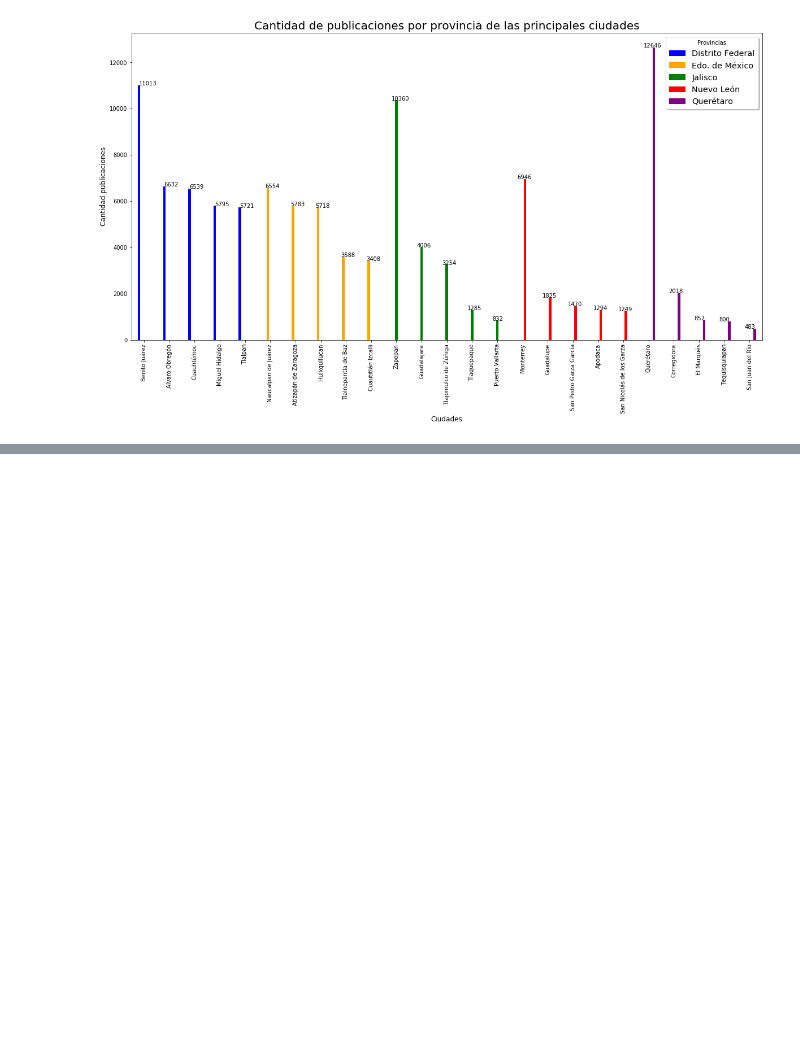
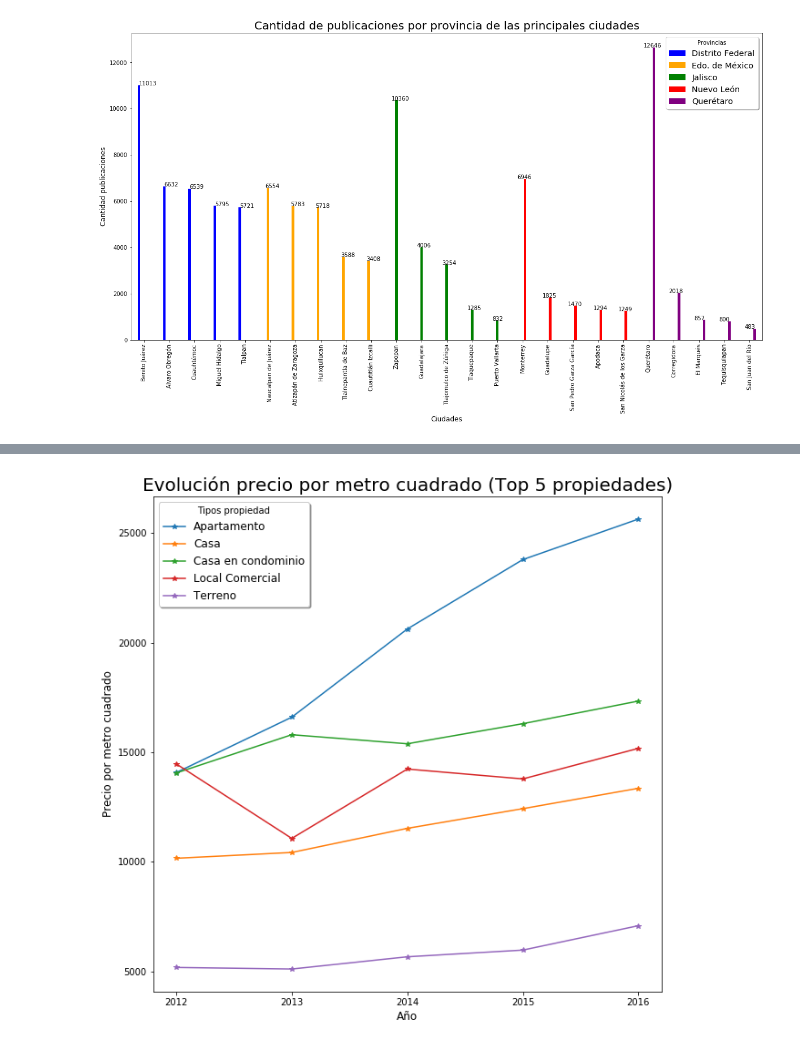
Before and after one commit to gdbien/9558-Organizacion-de-Datos, a Jupyter notebook: TP1/Franco/tp1_franco.ipynb, the cells around one changed output, grey strips where cells are left out. Drawn from its saved outputs; the diff is of its cells as text; code cells hidden in the pictures; blank space fills up the shorter version.

```diff
--- a/TP1/Franco/tp1_franco.ipynb
+++ b/TP1/Franco/tp1_franco.ipynb
@@ -320,0 +437,4 @@ plt.savefig('cant_public_por_provincia_ciudades', bbox_inches = 'tight')
+# %%
+df_limpio_grouped = df_limpio.groupby(['año','tipodepropiedad'])\
+                             .agg({'precio':['sum'],'metrostotales':['sum']})
+df_limpio_grouped.head()
@@ -320,0 +450,4 @@ plt.savefig('cant_public_por_provincia_ciudades', bbox_inches = 'tight')
+# %%
+level0 = df_limpio_grouped.columns.get_level_values(0)
+level1 = df_limpio_grouped.columns.get_level_values(1)
+df_limpio_grouped.columns = level0 + "_" + level1
@@ -320,0 +464,2 @@ plt.savefig('cant_public_por_provincia_ciudades', bbox_inches = 'tight')
+# %%
+df_limpio_grouped['precio_m2'] = df_limpio_grouped['precio_sum']/df_limpio_grouped['metrostotales_sum']
@@ -320,0 +476,13 @@ plt.savefig('cant_public_por_provincia_ciudades', bbox_inches = 'tight')
+# %%
+df_limpio_grouped = df_limpio_grouped['precio_m2']
+tabla = df_limpio_grouped.unstack()
+# %%
+grafico_evolucion = tabla.plot(kind = 'line', figsize=(10,10), style='-*');
+grafico_evolucion.set_ylabel("Precio por metro cuadrado", size = 12)
+grafico_evolucion.set_xlabel("Año", size = 12)
+grafico_evolucion.set_title("Evolución precio por metro cuadrado (Top 5 propiedades)", size = 20)
+grafico_evolucion.legend(title = 'Tipos propiedad', fontsize = 'large',loc='upper left' , shadow=True, ncol=1)
+grafico_evolucion.set_xticks(tabla.index)
+plt.savefig('evo_precio_m2.png', bbox_inches = 'tight')
+# %% [output]
+[figure, added]
```
Also changed, not shown: parts of 19 cells of this notebook, 1 other file.
